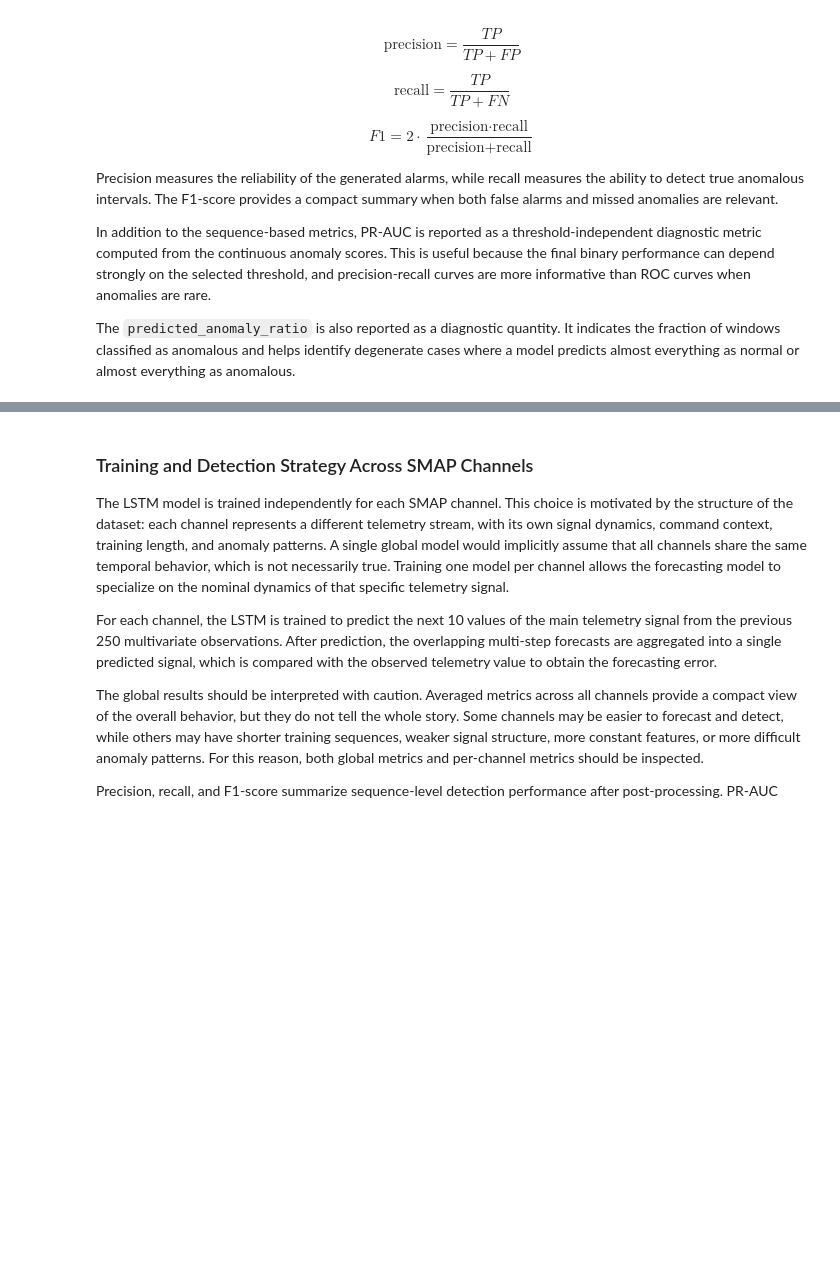
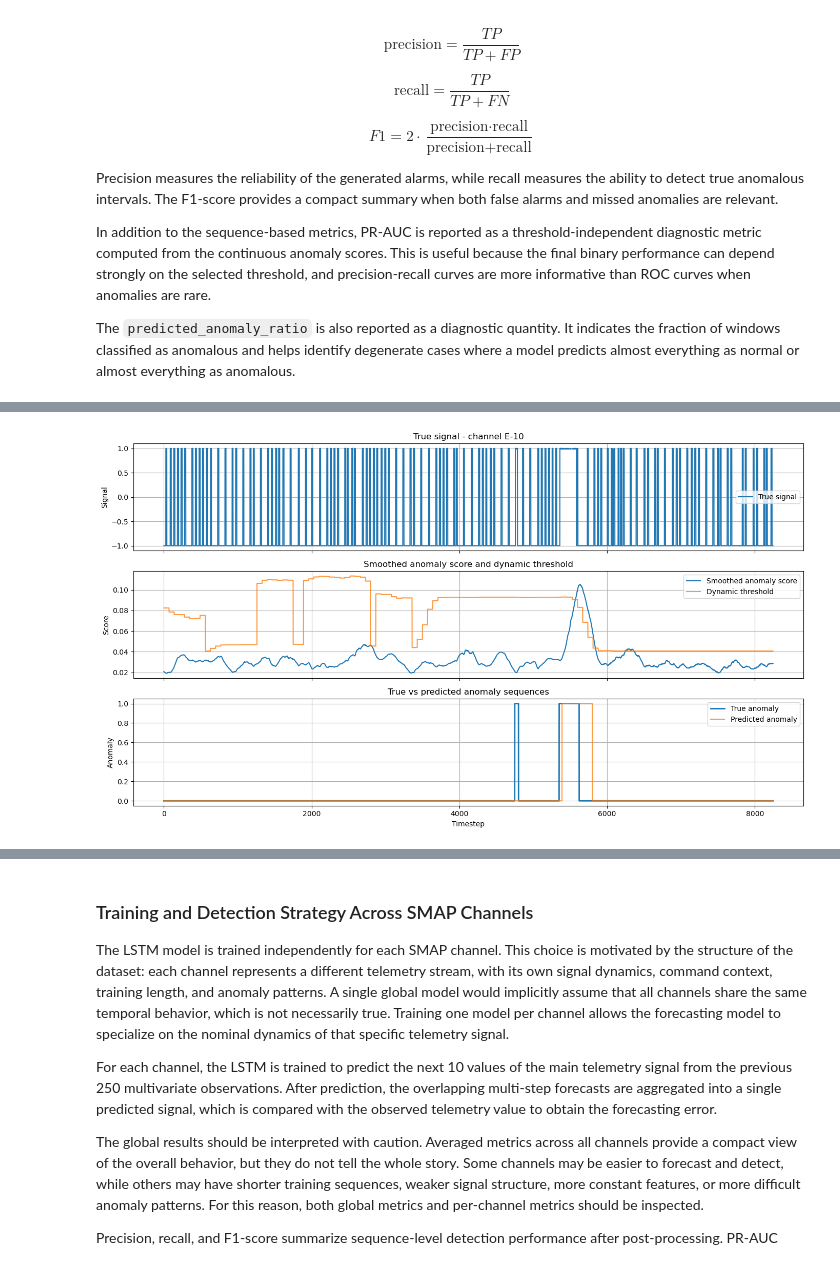
Before and after one commit to LucianoScarpino/Anomaly_Detection_Nasa_SMAP, a Jupyter notebook: Anomaly_Detection_V3.ipynb, the cells around one changed output, grey strips where cells are left out. Saved outputs shown, nothing was run; the diff lists cells and outputs as text; code cells hidden in the pictures; blank space fills up the shorter version.

```diff
--- a/Anomaly_Detection_V3.ipynb
+++ b/Anomaly_Detection_V3.ipynb
@@ -977,0 +1309,33 @@ def make_loader(X, y, batch_size=64, shuffle=True):
+# %%
+def vae_loss(x_recon, x, mu, logvar, beta=1.0):
+    recon_loss = nn.functional.mse_loss(x_recon, x, reduction="mean")
+
+    kl_loss = -0.5 * torch.mean(
+        torch.sum(1 + logvar - mu.pow(2) - logvar.exp(), dim=1)
+    )
+
+    loss = recon_loss + beta * kl_loss
+
+    return loss, recon_loss, kl_loss
+
+def compute_vae_scores(model, X, batch_size=64, device="cpu"):
+    dataset = VAEDataset(X)
+    loader = DataLoader(dataset, batch_size=batch_size, shuffle=False)
+
+    model.eval()
+    scores = []
+
+    with torch.no_grad():
+        for X_batch in loader:
+            X_batch = X_batch.to(device)
+            x_recon, mu, logvar = model(X_batch)
+            recon_error = torch.mean((x_recon - X_batch) ** 2, dim=1)
+            kl_error = -0.5 * torch.sum(
+                1 + logvar - mu.pow(2) - logvar.exp(),
+                dim=1
+            )
+
+            score = recon_error + kl_error * 1e-3
+            scores.append(score.cpu().numpy())
+
+    return np.concatenate(scores)
@@ -977,0 +1651,11 @@ def make_loader(X, y, batch_size=64, shuffle=True):
+# %%
+plot_channel_diagnostics(
+    ch="E-10",
+    predictions=None,
+    smoothed_errors=vae_smoothed_scores,
+    thresholds=vae_thresholds,
+    predictions_binary=vae_predictions_binary,
+    model_name="VAE"
+)
+# %% [output]
+[figure, added]
```
Also changed, not shown: parts of 41 cells of this notebook, 4 other files.
